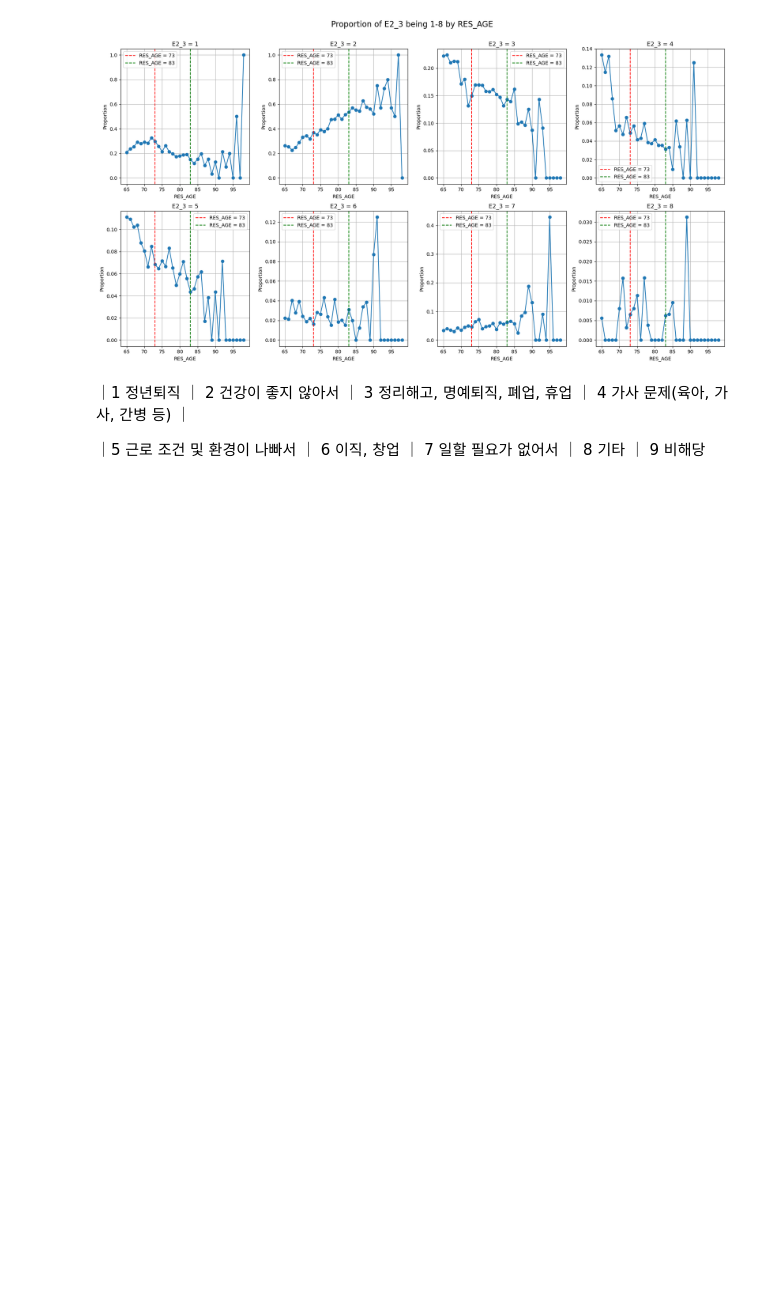
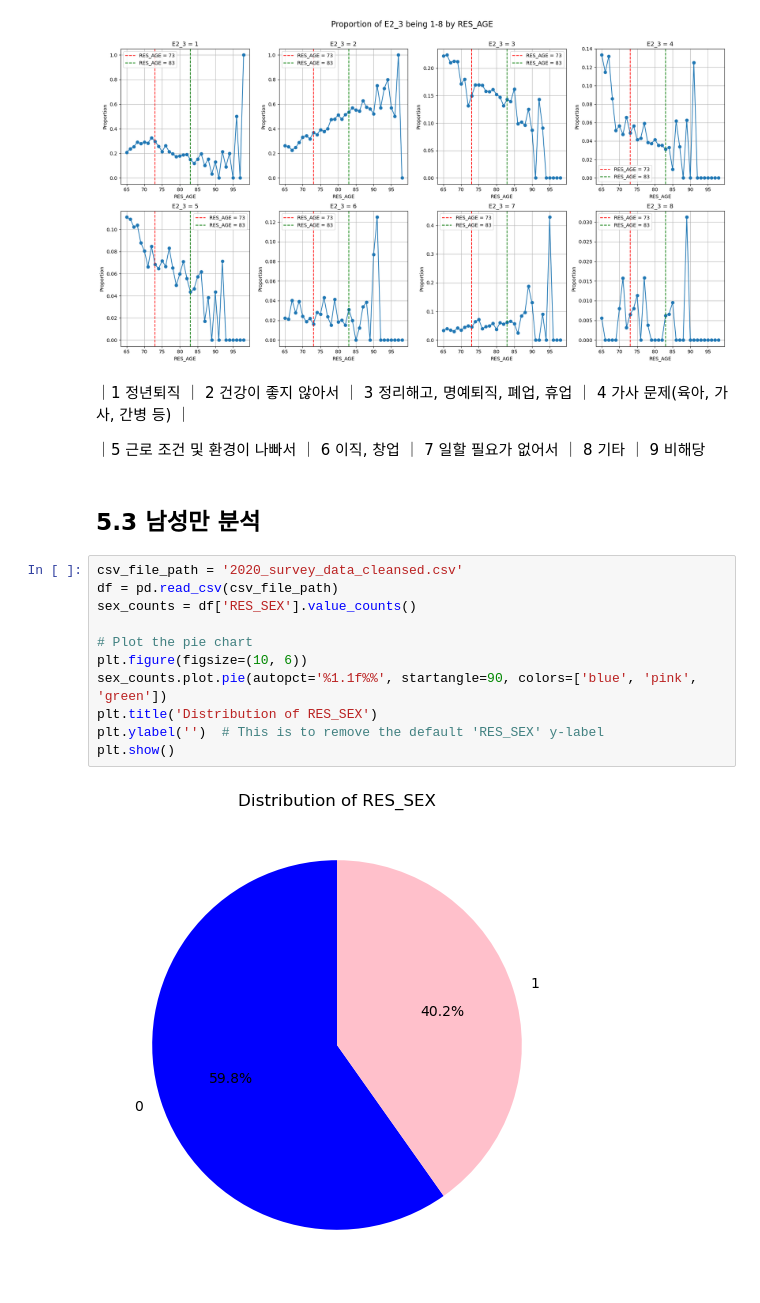
Before and after one commit to minwukim/KDI---Financial-Distress, a Jupyter notebook: 230818 - 직장 및 실직사유 관련 분석.ipynb, the cells around one changed output. Cells and saved outputs as stored; diff of their text form; blank space fills up the shorter version.

```diff
--- a/230818 - 직장 및 실직사유 관련 분석.ipynb
+++ b/230818 - 직장 및 실직사유 관련 분석.ipynb
@@ -407,3 +456,18 @@ plt.show()
 ｜1 정년퇴직 ｜ 2 건강이 좋지 않아서 ｜ 3 정리해고, 명예퇴직, 폐업, 휴업 ｜ 4 가사 문제(육아, 가사, 간병 등) ｜
 
 ｜5 근로 조건 및 환경이 나빠서 ｜ 6 이직, 창업 ｜ 7 일할 필요가 없어서 ｜ 8 기타 ｜ 9 비해당
+# %% [markdown]
+## 5.3 남성만 분석
+# %%
+csv_file_path = '2020_survey_data_cleansed.csv'
+df = pd.read_csv(csv_file_path)
+sex_counts = df['RES_SEX'].value_counts()
+
+# Plot the pie chart
+plt.figure(figsize=(10, 6))
+sex_counts.plot.pie(autopct='%1.1f%%', startangle=90, colors=['blue', 'pink', 'green'])
+plt.title('Distribution of RES_SEX')
+plt.ylabel('')  # This is to remove the default 'RES_SEX' y-label
+plt.show()
+# %% [output]
+[figure, added]
```
Also changed, not shown: parts of 19 cells of this notebook, 1 other file.
